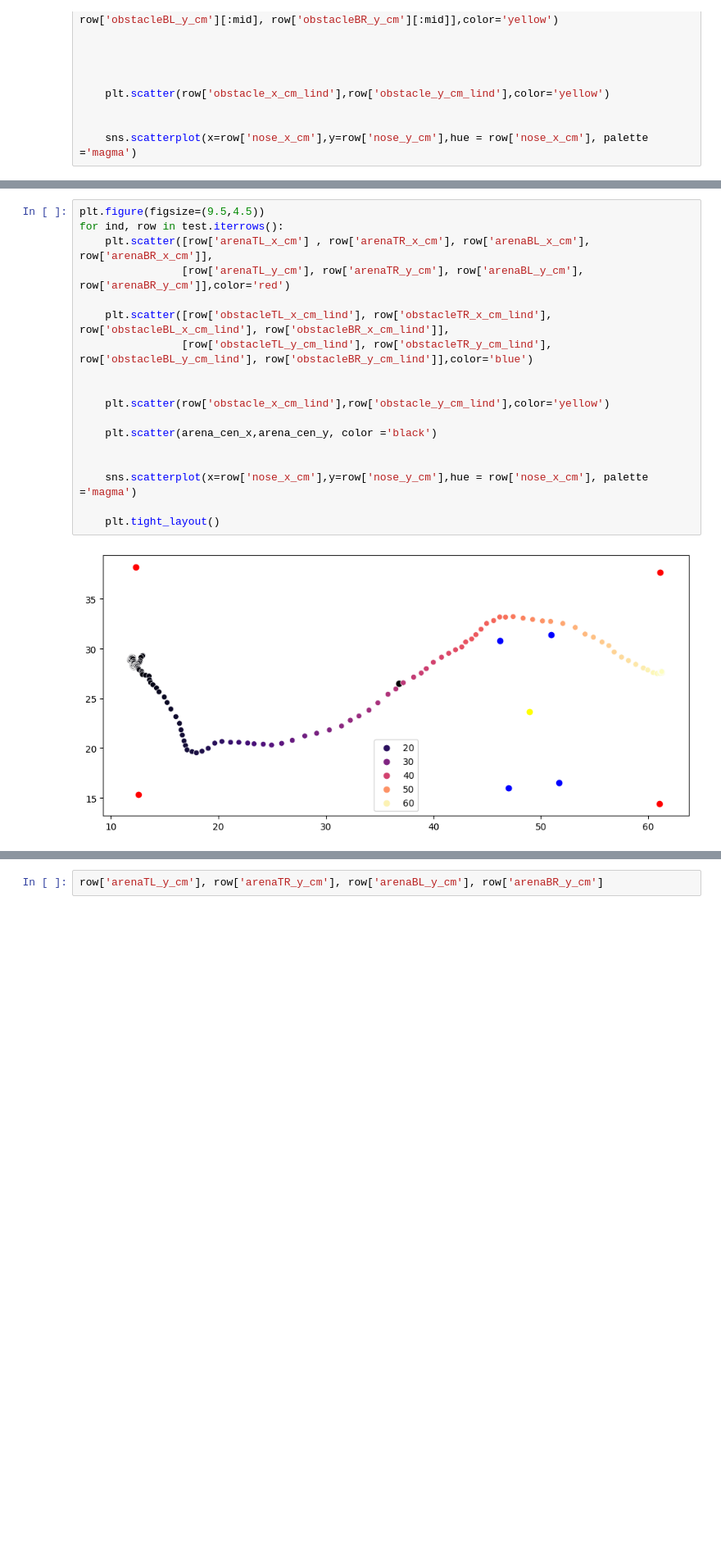
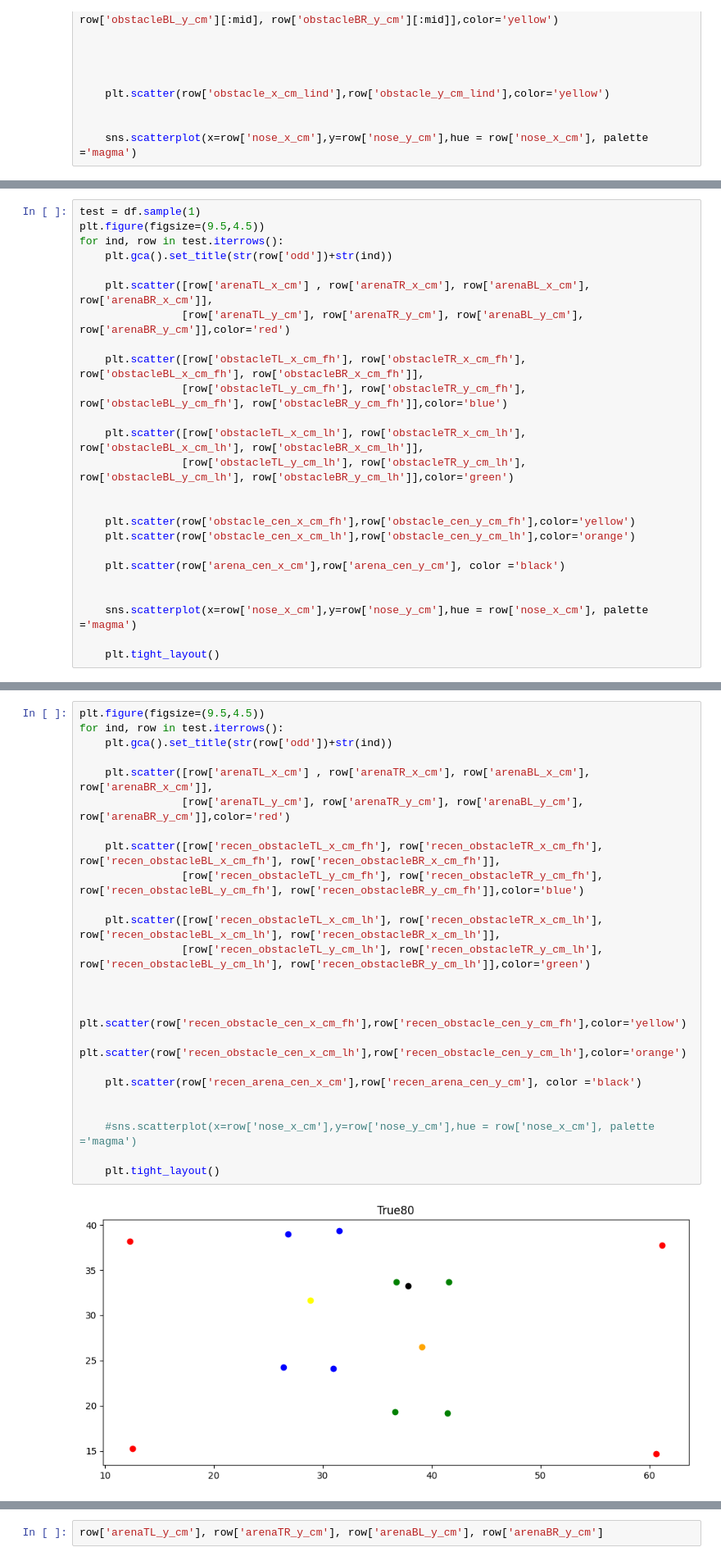
Before and after one commit to msidikpr/obstacle_avoidance, a Jupyter notebook: test_functions.ipynb, the cells around one changed output, grey strips where cells are left out. Shown at 82% size. Drawn from its saved outputs; the diff is of its cells as text; blank space fills up the shorter version.

Commit message:
recenter

```diff
--- a/test_functions.ipynb
+++ b/test_functions.ipynb
@@ -112,0 +218,25 @@ SyntaxError: unexpected EOF while parsing (634326706.py, line 3)
+# %%
+test = df.sample(1)
+plt.figure(figsize=(9.5,4.5))
+for ind, row in test.iterrows():
+    plt.gca().set_title(str(row['odd'])+str(ind))
+
+    plt.scatter([row['arenaTL_x_cm'] , row['arenaTR_x_cm'], row['arenaBL_x_cm'], row['arenaBR_x_cm']],
+                [row['arenaTL_y_cm'], row['arenaTR_y_cm'], row['arenaBL_y_cm'], row['arenaBR_y_cm']],color='red')
+
+    plt.scatter([row['obstacleTL_x_cm_fh'], row['obstacleTR_x_cm_fh'], row['obstacleBL_x_cm_fh'], row['obstacleBR_x_cm_fh']],
+                [row['obstacleTL_y_cm_fh'], row['obstacleTR_y_cm_fh'], row['obstacleBL_y_cm_fh'], row['obstacleBR_y_cm_fh']],color='blue')
+
+    plt.scatter([row['obstacleTL_x_cm_lh'], row['obstacleTR_x_cm_lh'], row['obstacleBL_x_cm_lh'], row['obstacleBR_x_cm_lh']],
+                [row['obstacleTL_y_cm_lh'], row['obstacleTR_y_cm_lh'], row['obstacleBL_y_cm_lh'], row['obstacleBR_y_cm_lh']],color='green')
+
+
+    plt.scatter(row['obstacle_cen_x_cm_fh'],row['obstacle_cen_y_cm_fh'],color='yellow')
+    plt.scatter(row['obstacle_cen_x_cm_lh'],row['obstacle_cen_y_cm_lh'],color='orange')
+
+    plt.scatter(row['arena_cen_x_cm'],row['arena_cen_y_cm'], color ='black')
+
+
+    sns.scatterplot(x=row['nose_x_cm'],y=row['nose_y_cm'],hue = row['nose_x_cm'], palette ='magma')
+
+    plt.tight_layout()
@@ -113,20 +294,26 @@ SyntaxError: unexpected EOF while parsing (634326706.py, line 3)
 # %%
 plt.figure(figsize=(9.5,4.5))
 for ind, row in test.iterrows():
+    plt.gca().set_title(str(row['odd'])+str(ind))
+
     plt.scatter([row['arenaTL_x_cm'] , row['arenaTR_x_cm'], row['arenaBL_x_cm'], row['arenaBR_x_cm']],
                 [row['arenaTL_y_cm'], row['arenaTR_y_cm'], row['arenaBL_y_cm'], row['arenaBR_y_cm']],color='red')
 
-    plt.scatter([row['obstacleTL_x_cm_lind'], row['obstacleTR_x_cm_lind'], row['obstacleBL_x_cm_lind'], row['obstacleBR_x_cm_lind']],
-                [row['obstacleTL_y_cm_lind'], row['obstacleTR_y_cm_lind'], row['obstacleBL_y_cm_lind'], row['obstacleBR_y_cm_lind']],color='blue')
+    plt.scatter([row['recen_obstacleTL_x_cm_fh'], row['recen_obstacleTR_x_cm_fh'], row['recen_obstacleBL_x_cm_fh'], row['recen_obstacleBR_x_cm_fh']],
+                [row['recen_obstacleTL_y_cm_fh'], row['recen_obstacleTR_y_cm_fh'], row['recen_obstacleBL_y_cm_fh'], row['recen_obstacleBR_y_cm_fh']],color='blue')
+
+    plt.scatter([row['recen_obstacleTL_x_cm_lh'], row['recen_obstacleTR_x_cm_lh'], row['recen_obstacleBL_x_cm_lh'], row['recen_obstacleBR_x_cm_lh']],
+                [row['recen_obstacleTL_y_cm_lh'], row['recen_obstacleTR_y_cm_lh'], row['recen_obstacleBL_y_cm_lh'], row['recen_obstacleBR_y_cm_lh']],color='green')
 
 
-    plt.scatter(row['obstacle_x_cm_lind'],row['obstacle_y_cm_lind'],color='yellow')
+    plt.scatter(row['recen_obstacle_cen_x_cm_fh'],row['recen_obstacle_cen_y_cm_fh'],color='yellow')
+    plt.scatter(row['recen_obstacle_cen_x_cm_lh'],row['recen_obstacle_cen_y_cm_lh'],color='orange')
 
-    plt.scatter(arena_cen_x,arena_cen_y, color ='black')
+    plt.scatter(row['recen_arena_cen_x_cm'],row['recen_arena_cen_y_cm'], color ='black')
 
 
-    sns.scatterplot(x=row['nose_x_cm'],y=row['nose_y_cm'],hue = row['nose_x_cm'], palette ='magma')
+    #sns.scatterplot(x=row['nose_x_cm'],y=row['nose_y_cm'],hue = row['nose_x_cm'], palette ='magma')
 
     plt.tight_layout()
 # %% [output]
-[figure, old version]
+[figure, new version]
```
Also changed, not shown: parts of 25 cells of this notebook, 3 other files.
